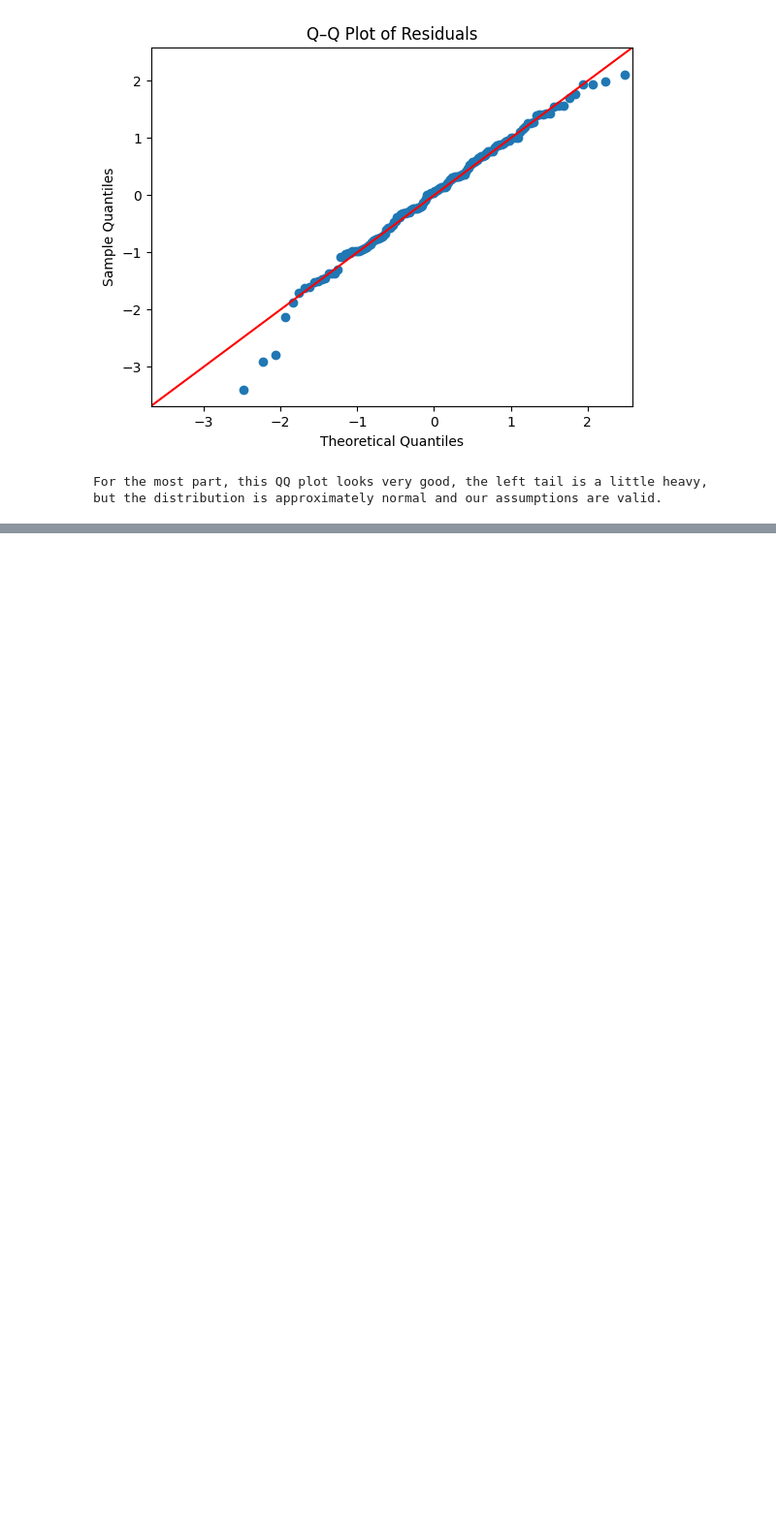
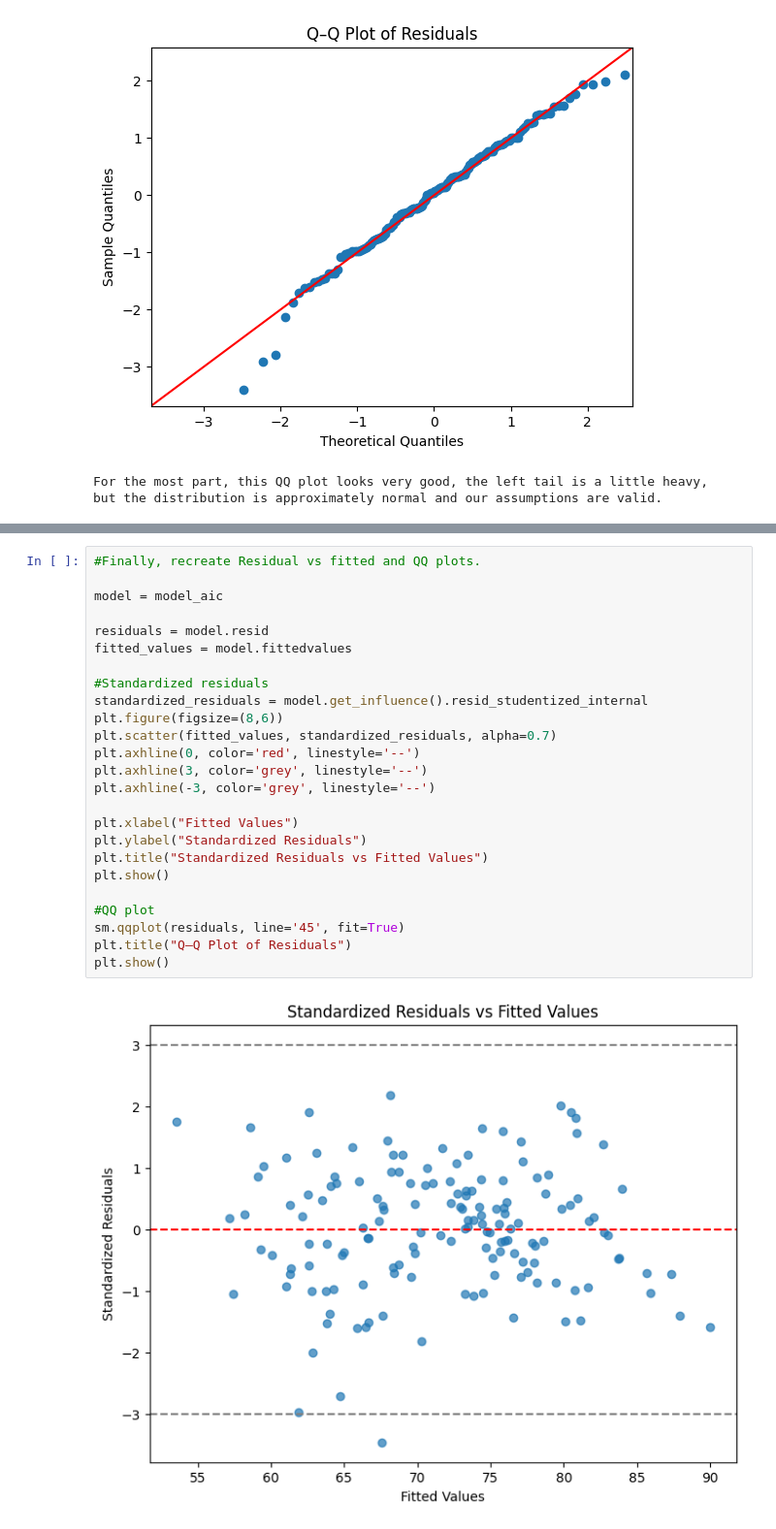
Before and after one commit to Nolan6Jensen/life-expectancy-modeling, a Jupyter notebook: analysis1.ipynb, the cells around one changed output, grey strips where cells are left out. Shown at 97% size. Saved outputs shown, nothing was run; the diff lists cells and outputs as text; blank space fills up the shorter version.

Commit message:
Updated plots and added variable selection

```diff
--- a/analysis1.ipynb
+++ b/analysis1.ipynb
@@ -385,0 +421,27 @@ but the distribution is approximately normal and our assumptions are valid.
+# %%
+#Finally, recreate Residual vs fitted and QQ plots.
+
+model = model_aic
+
+residuals = model.resid
+fitted_values = model.fittedvalues
+
+#Standardized residuals
+standardized_residuals = model.get_influence().resid_studentized_internal
+plt.figure(figsize=(8,6))
+plt.scatter(fitted_values, standardized_residuals, alpha=0.7)
+plt.axhline(0, color='red', linestyle='--')
+plt.axhline(3, color='grey', linestyle='--')
+plt.axhline(-3, color='grey', linestyle='--')
+
+plt.xlabel("Fitted Values")
+plt.ylabel("Standardized Residuals")
+plt.title("Standardized Residuals vs Fitted Values")
+plt.show()
+
+#QQ plot
+sm.qqplot(residuals, line='45', fit=True)
+plt.title("Q–Q Plot of Residuals")
+plt.show()
+# %% [output]
+[figure, added]
```
Also changed, not shown: parts of 8 cells of this notebook.
